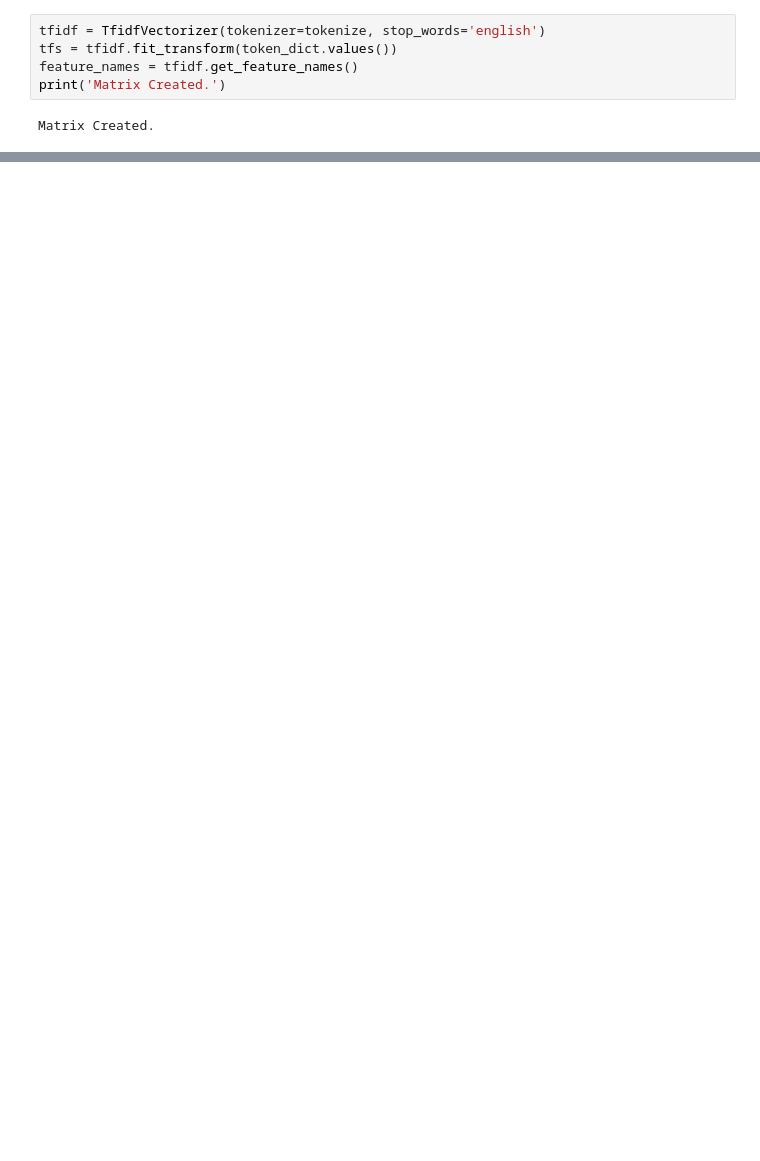
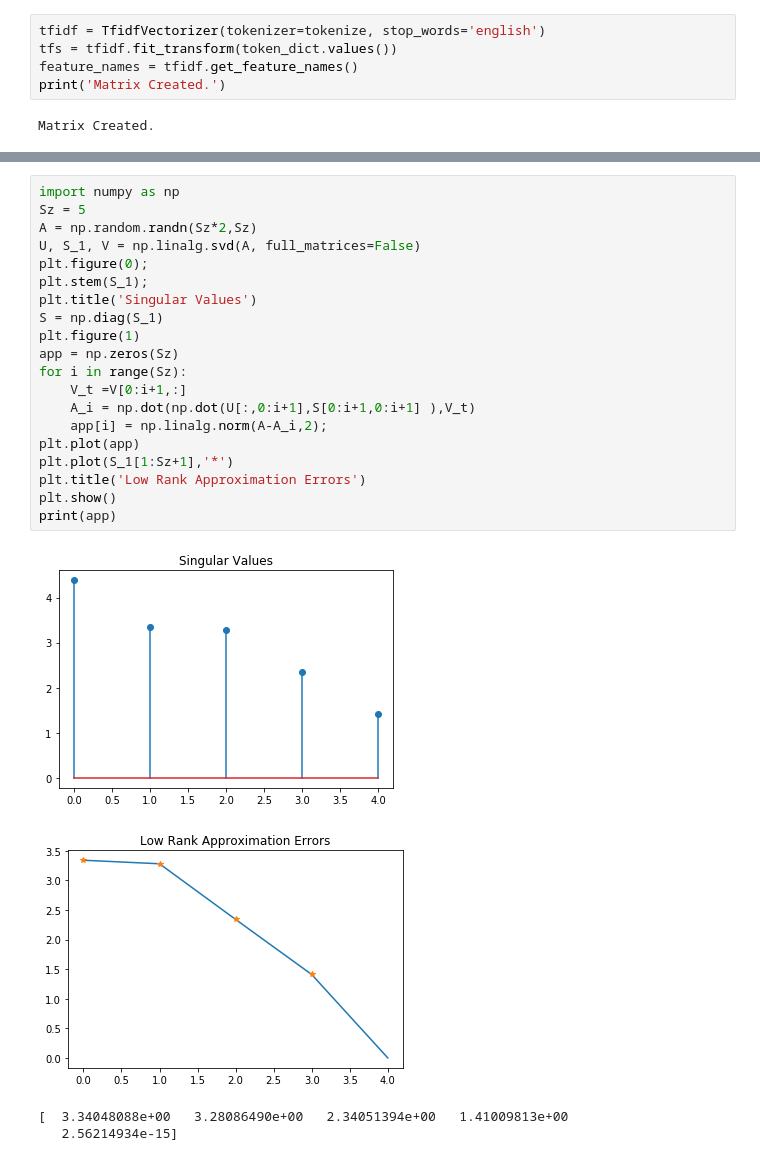
Before and after one commit to alpteko/Dostoyevsky, a Jupyter notebook: LatentSemanticAnalysis.ipynb, the cells around one changed output, grey strips where cells are left out. Drawn from its saved outputs; the diff is of its cells as text; blank space fills up the shorter version.

```diff
--- a/LatentSemanticAnalysis.ipynb
+++ b/LatentSemanticAnalysis.ipynb
@@ -57,3 +101,28 @@ Matrix Created.
+# %%
+import numpy as np
+Sz = 5
+A = np.random.randn(Sz*2,Sz)
+U, S_1, V = np.linalg.svd(A, full_matrices=False)
+plt.figure(0);
+plt.stem(S_1);
+plt.title('Singular Values')
+S = np.diag(S_1)
+plt.figure(1)
+app = np.zeros(Sz)
+for i in range(Sz):
+    V_t =V[0:i+1,:]
+    A_i = np.dot(np.dot(U[:,0:i+1],S[0:i+1,0:i+1] ),V_t)
+    app[i] = np.linalg.norm(A-A_i,2);
+plt.plot(app)
+plt.plot(S_1[1:Sz+1],'*')
+plt.title('Low Rank Approximation Errors')
+plt.show()
+print(app)
+# %% [output]
+[figure, added]
+[figure, added]
+[  3.34048088e+00   3.28086490e+00   2.34051394e+00   1.41009813e+00
+   2.56214934e-15]
 # %%
 matrix = tfs.toarray()
 U, s, V = np.linalg.svd(matrix, full_matrices=False)
```
Also changed, not shown: parts of 9 cells of this notebook, 4 other files.
